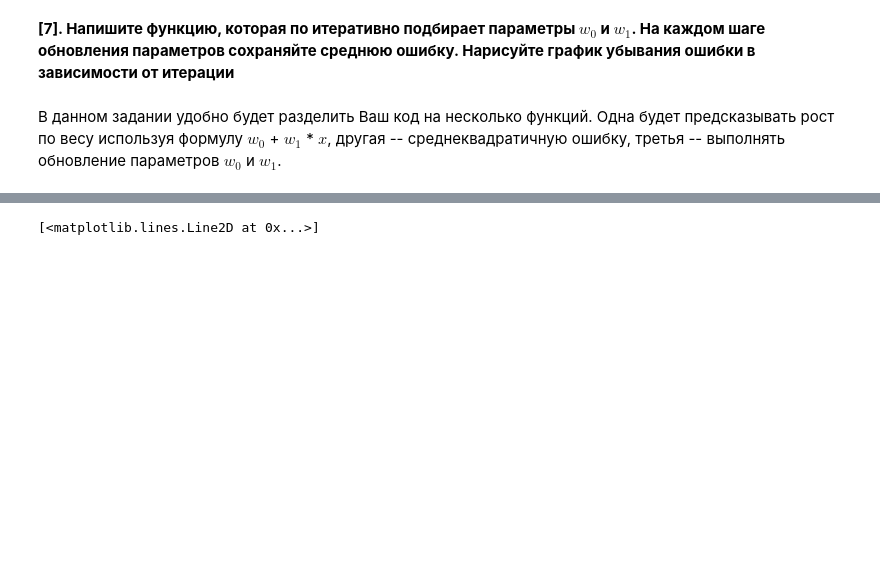
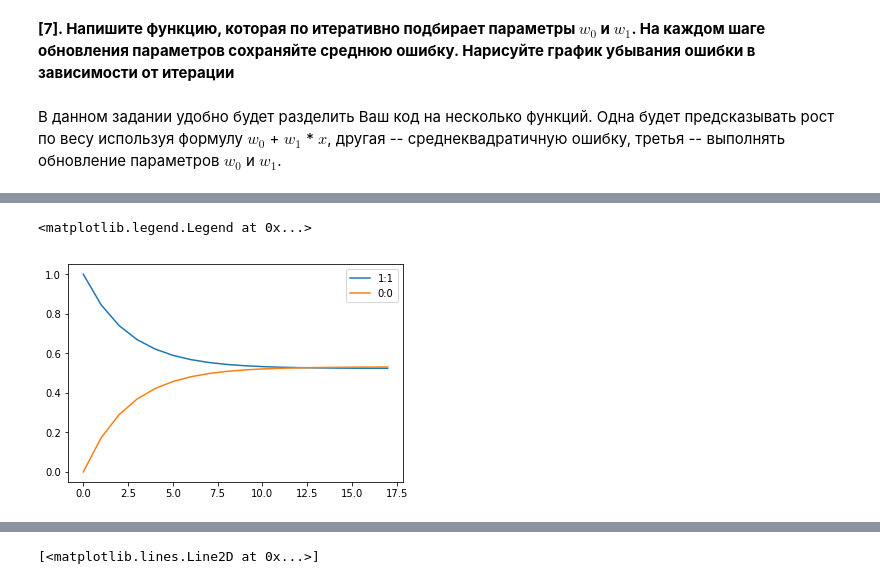
Before and after one commit to gt22/banana-ml, a Jupyter notebook: linear_regression.ipynb, the cells around one changed output, grey strips where cells are left out. Saved outputs shown, nothing was run; the diff lists cells and outputs as text; code cells hidden in the pictures; blank space fills up the shorter version.

```diff
--- a/linear_regression.ipynb
+++ b/linear_regression.ipynb
@@ -205,0 +223,7 @@ plt.plot(bs)
+# %%
+plt.plot(ws, label='1:1')
+plt.plot(ws2, label='0:0')
+plt.legend()
+# %% [output]
+<matplotlib.legend.Legend at 0x...>
+[figure, added]
```
Also changed, not shown: parts of 9 cells of this notebook.
